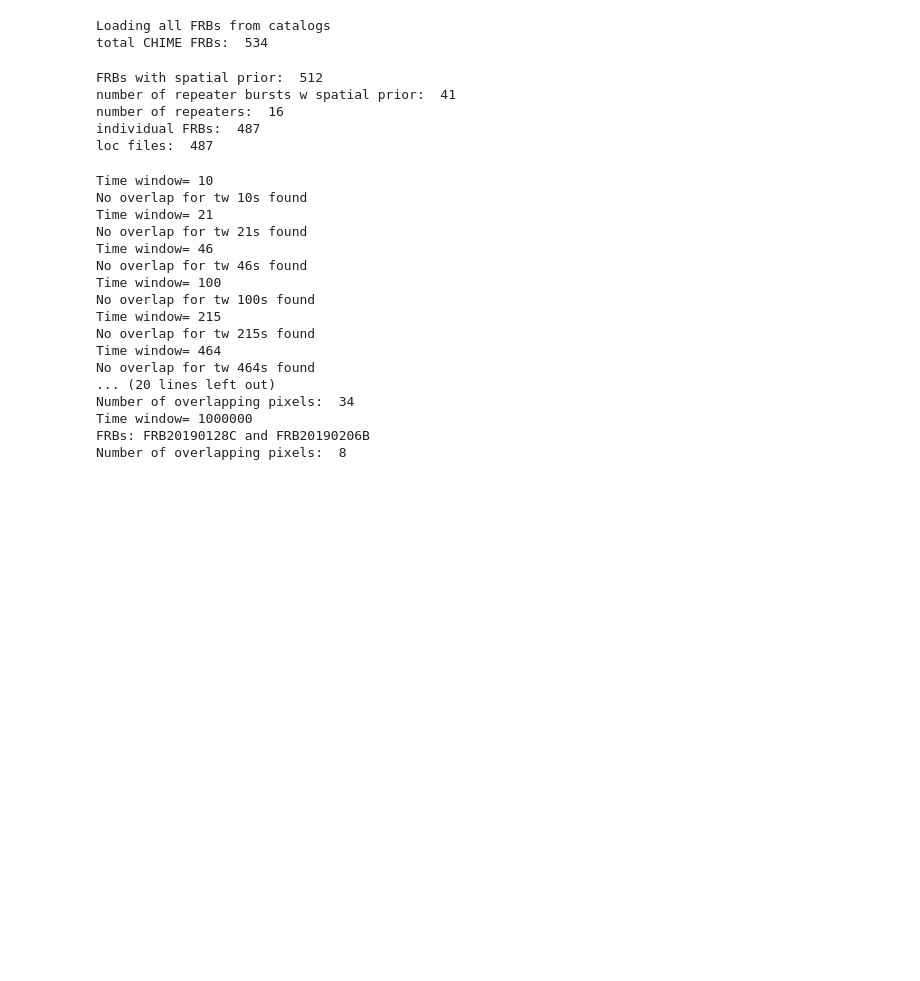
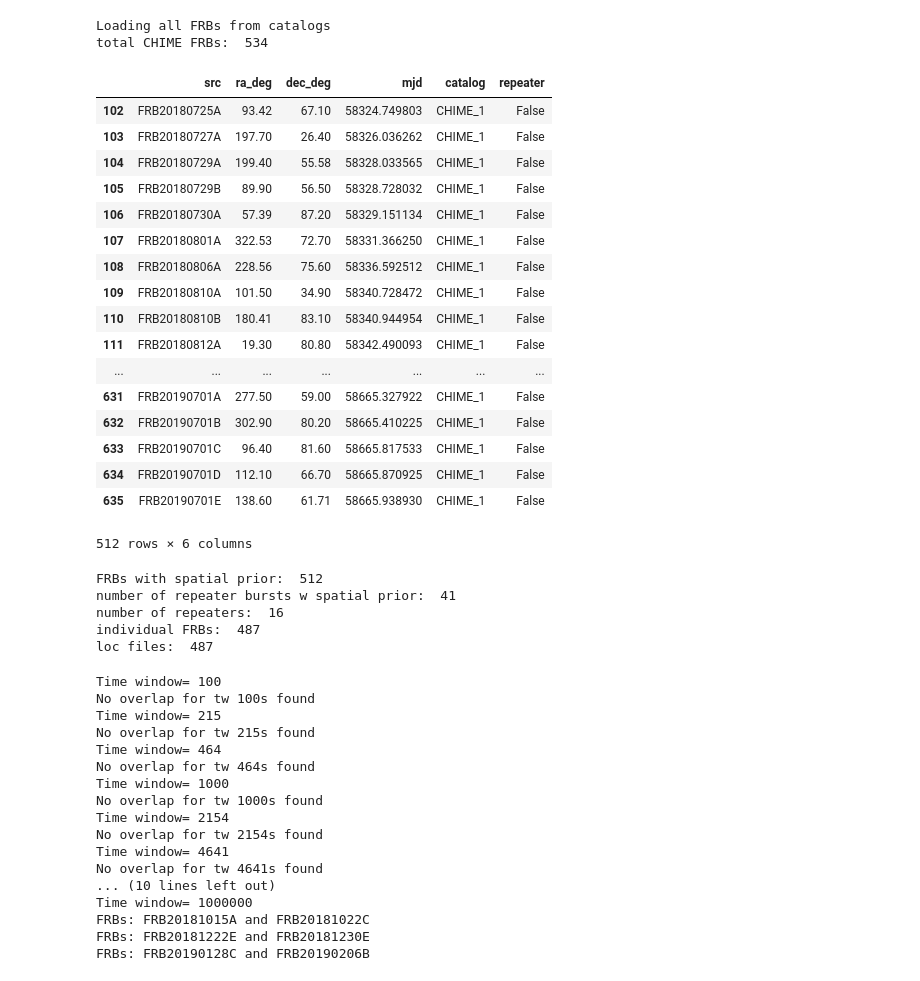
Before and after one commit to jessiethw/FRB, a Jupyter notebook: check_overlap.ipynb, the cells around one changed output. Cells and saved outputs as stored; diff of their text form; code cells hidden in the pictures; blank space fills up the shorter version.

```diff
--- a/check_overlap.ipynb
+++ b/check_overlap.ipynb
@@ -58,6 +58,27 @@ sp_frbs=sp_frbs.drop(w)
 # %% [output]
 Loading all FRBs from catalogs
 total CHIME FRBs:  534
+# %%
+sp_frbs
+# %% [output]
+|  | src | ra_deg | dec_deg | mjd | catalog | repeater |
+| 102 | FRB20180725A | 93.42 | 67.10 | 58324.749803 | CHIME_1 | False |
+| 103 | FRB20180727A | 197.70 | 26.40 | 58326.036262 | CHIME_1 | False |
+| 104 | FRB20180729A | 199.40 | 55.58 | 58328.033565 | CHIME_1 | False |
+| 105 | FRB20180729B | 89.90 | 56.50 | 58328.728032 | CHIME_1 | False |
+| 106 | FRB20180730A | 57.39 | 87.20 | 58329.151134 | CHIME_1 | False |
+| 107 | FRB20180801A | 322.53 | 72.70 | 58331.366250 | CHIME_1 | False |
+| 108 | FRB20180806A | 228.56 | 75.60 | 58336.592512 | CHIME_1 | False |
+| 109 | FRB20180810A | 101.50 | 34.90 | 58340.728472 | CHIME_1 | False |
+| 110 | FRB20180810B | 180.41 | 83.10 | 58340.944954 | CHIME_1 | False |
+| 111 | FRB20180812A | 19.30 | 80.80 | 58342.490093 | CHIME_1 | False |
+| ... | ... | ... | ... | ... | ... | ... |
+| 631 | FRB20190701A | 277.50 | 59.00 | 58665.327922 | CHIME_1 | False |
+| 632 | FRB20190701B | 302.90 | 80.20 | 58665.410225 | CHIME_1 | False |
+| 633 | FRB20190701C | 96.40 | 81.60 | 58665.817533 | CHIME_1 | False |
+| 634 | FRB20190701D | 112.10 | 66.70 | 58665.870925 | CHIME_1 | False |
+| 635 | FRB20190701E | 138.60 | 61.71 | 58665.938930 | CHIME_1 | False |
+512 rows × 6 columns
 # %%
 print('FRBs with spatial prior: ',len(sp_frbs))
 n_repbursts=sp_frbs.index[np.where(sp_frbs['repeater']==True)[0]].values
@@ -181,22 +203,22 @@ def check_overlap(tws=np.logspace(1,6, num=16), new_nside=256, max_cl=0.9997):
         s_overlap_prev=s_overlap
     return overlap_tw
 # %%
-overlap_tw= check_overlap(max_cl=0.9)
+overlap_tw= check_overlap(tws=np.logspace(2,6, num=13),max_cl=0.9)
 # %% [output]
-Time window= 10
-No overlap for tw 10s found
-Time window= 21
-No overlap for tw 21s found
-Time window= 46
-No overlap for tw 46s found
 Time window= 100
 No overlap for tw 100s found
 Time window= 215
 No overlap for tw 215s found
 Time window= 464
 No overlap for tw 464s found
-... (20 lines left out)
-Number of overlapping pixels:  34
+Time window= 1000
+No overlap for tw 1000s found
+Time window= 2154
+No overlap for tw 2154s found
+Time window= 4641
+No overlap for tw 4641s found
+... (10 lines left out)
 Time window= 1000000
+FRBs: FRB20181015A and FRB20181022C
+FRBs: FRB20181222E and FRB20181230E
 FRBs: FRB20190128C and FRB20190206B
-Number of overlapping pixels:  8
```
Also changed, not shown: parts of 7 cells of this notebook, 4 other files.
